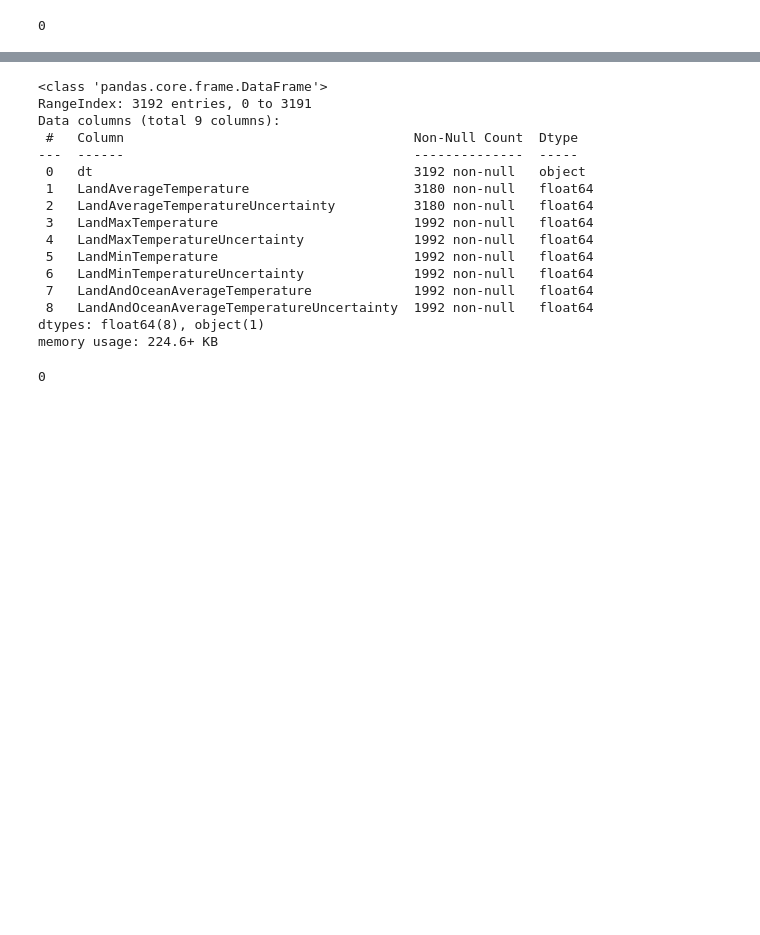
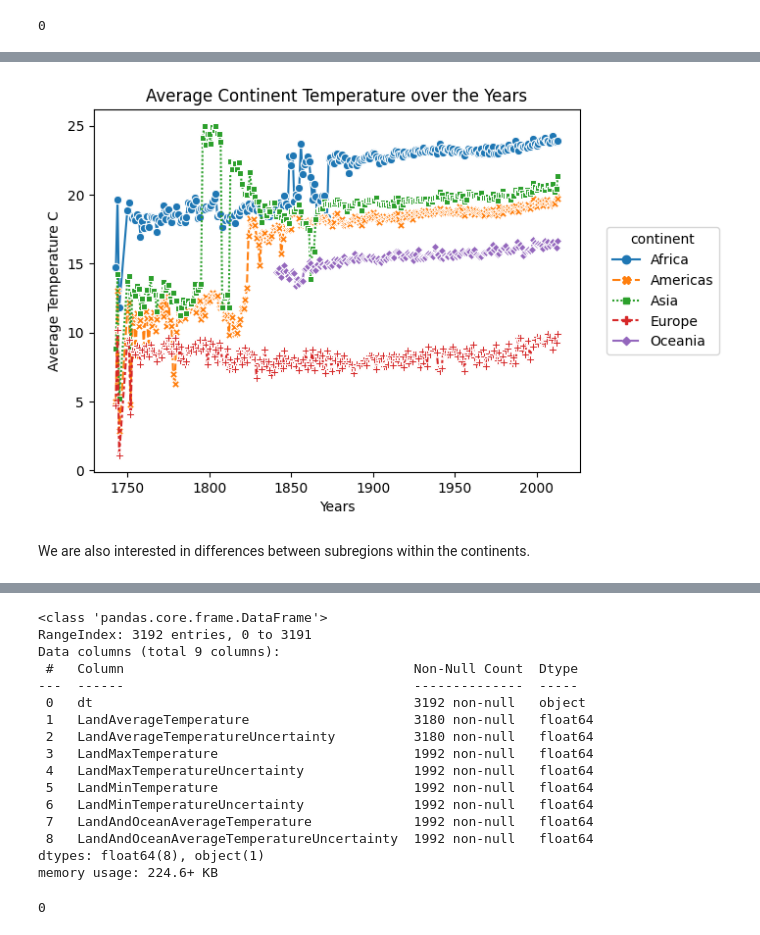
Before and after one commit to MarinaWolters/Coding-Tracker, a Jupyter notebook: Delta_Climate_Project.ipynb, the cells around one changed output, grey strips where cells are left out. Saved outputs shown, nothing was run; the diff lists cells and outputs as text; code cells hidden in the pictures; blank space fills up the shorter version.

```diff
--- a/Delta_Climate_Project.ipynb
+++ b/Delta_Climate_Project.ipynb
@@ -470,0 +402,28 @@ memory usage: 28.4+ MB
+# %%
+df_list = []
+for country in list_countries_to_fix:
+  if country == "Burma":
+    df = df_country_continent[df_country_continent['country'].str.contains("Myanmar", regex = False)].head(1)
+    df['country2'] = country
+    df_list.append(df)
+
+  if country == "Laos":
+    df = df_country_continent[df_country_continent['country'].str.contains("Lao", regex = False)].head(1)
+    df['country2'] = country
+    df_list.append(df)
+
+  if country == "Reunion":
+    df = df_country_continent[df_country_continent['country'].str.contains("Réunion", regex = False)].head(1)
+    df['country2'] = country
+    df_list.append(df)
+
+df_country_continent_new2 = pd.concat(df_list)
+
+df_country_continent_new = pd.concat([df_country_continent_new1, df_country_continent_new2])
+# %%
+# drop the redundant columns and append to the old df
+df_country_continent_new = df_country_continent_new.drop(columns = ['country'])
+
+df_country_continent_new = df_country_continent_new.rename(columns={'country2':'country'})
+
+df_country_continent_new = pd.concat([df_country_continent, df_country_continent_new], axis=0)
@@ -470,0 +432,4 @@ memory usage: 28.4+ MB
+# %%
+# Merge temperature dataset with continent dataset and check that number of rows is the same as df_temp_by_city_clean
+df_temp_by_continent = df_temp_by_city_clean.merge(df_country_continent_new, how = 'inner', left_on = 'Country', right_on = 'country')
+df_temp_by_continent.info()
@@ -470,0 +456,4 @@ memory usage: 28.4+ MB
+# %%
+# To visualize temperature over time in different continents
+df_temp_by_continent_graph = df_temp_by_continent.groupby([df_temp_by_continent['date'].dt.year, 'continent'])['AverageTemperature'].agg(['mean', 'min', 'max']).reset_index()
+df_temp_by_continent_graph.head()
@@ -470,0 +467,9 @@ memory usage: 28.4+ MB
+# %%
+g = sns.lineplot(data=df_temp_by_continent_graph, x='date', y='mean', hue='continent', style='continent', markers=True)
+g.set(xlabel = "Years", ylabel = "Average Temperature C", title = "Average Continent Temperature over the Years")
+sns.move_legend(g, "right", bbox_to_anchor=(1.3,0.5))
+plt.show()
+# %% [output]
+[figure, added]
+# %% [markdown]
+We are also interested in differences between subregions within the continents.
```
Also changed, not shown: parts of 239 cells of this notebook.
